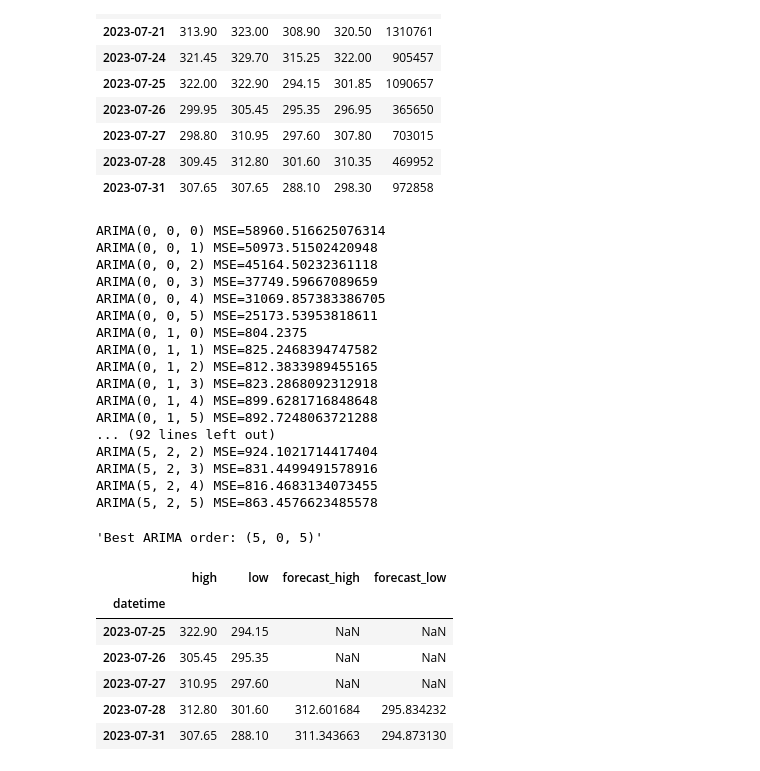
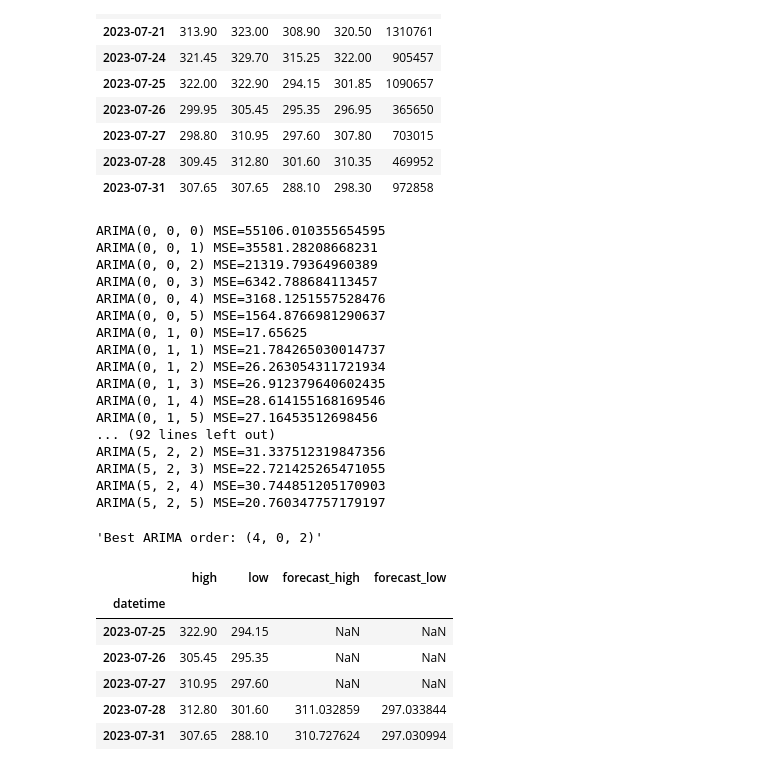
Before and after one commit to Aqua-4/stock_prediction, a Jupyter notebook: econometric_models/arima.ipynb, the cells around one changed output. Saved outputs shown, nothing was run; the diff lists cells and outputs as text; code cells hidden in the pictures.

Commit message:
WIP: GARCH model
Changes to be committed:
	modified:   econometric_models/arima.ipynb
	new file:   econometric_models/garch.ipynb
	modified:   requirements.txt

```diff
--- a/econometric_models/arima.ipynb
+++ b/econometric_models/arima.ipynb
@@ -71,7 +71,6 @@ import warnings
 # Suppress warnings
 warnings.filterwarnings("ignore")
 
-data = data[['high', 'low']]
 
 # Define a function to fit ARIMA model and make predictions
 def predict_stock_high_low(data, order, forecast_length):
@@ -117,7 +116,7 @@ d_values = range(0, 3)
 q_values = range(0, 6)
 
 # Set forecast length
-forecast_length = 5
+forecast_length = 2
 
 # Prepare data for prediction by dropping the last forecast_length rows
 prediction_df = data.copy(deep=True)
@@ -129,22 +128,22 @@ best_order = grid_search_arima(prediction_df, p_values, d_values, q_values, fore
 
 f'Best ARIMA order: {best_order}'
 # %% [output]
-ARIMA(0, 0, 0) MSE=58960.516625076314
-ARIMA(0, 0, 1) MSE=50973.51502420948
-ARIMA(0, 0, 2) MSE=45164.50232361118
-ARIMA(0, 0, 3) MSE=37749.59667089659
-ARIMA(0, 0, 4) MSE=31069.857383386705
-ARIMA(0, 0, 5) MSE=25173.53953818611
-ARIMA(0, 1, 0) MSE=804.2375
-ARIMA(0, 1, 1) MSE=825.2468394747582
-ARIMA(0, 1, 2) MSE=812.3833989455165
-ARIMA(0, 1, 3) MSE=823.2868092312918
-ARIMA(0, 1, 4) MSE=899.6281716848648
-ARIMA(0, 1, 5) MSE=892.7248063721288
+ARIMA(0, 0, 0) MSE=55106.010355654595
+ARIMA(0, 0, 1) MSE=35581.28208668231
+ARIMA(0, 0, 2) MSE=21319.79364960389
+ARIMA(0, 0, 3) MSE=6342.788684113457
+ARIMA(0, 0, 4) MSE=3168.1251557528476
+ARIMA(0, 0, 5) MSE=1564.8766981290637
+ARIMA(0, 1, 0) MSE=17.65625
+ARIMA(0, 1, 1) MSE=21.784265030014737
+ARIMA(0, 1, 2) MSE=26.263054311721934
+ARIMA(0, 1, 3) MSE=26.912379640602435
+ARIMA(0, 1, 4) MSE=28.614155168169546
+ARIMA(0, 1, 5) MSE=27.16453512698456
 ... (92 lines left out)
-ARIMA(5, 2, 2) MSE=924.1021714417404
-ARIMA(5, 2, 3) MSE=831.4499491578916
-ARIMA(5, 2, 4) MSE=816.4683134073455
-ARIMA(5, 2, 5) MSE=863.4576623485578
+ARIMA(5, 2, 2) MSE=31.337512319847356
+ARIMA(5, 2, 3) MSE=22.721425265471055
+ARIMA(5, 2, 4) MSE=30.744851205170903
+ARIMA(5, 2, 5) MSE=20.760347757179197
-'Best ARIMA order: (5, 0, 5)'
+'Best ARIMA order: (4, 0, 2)'
 # %%
@@ -184,12 +176,12 @@ fig.add_trace(go.Scatter(x=data.index, y=data['forecast_low'], name='Forecast Lo
 fig.update_layout(title=f'{file_name} Stock High & Low Price Prediction using ARIMA', xaxis_title='Date', yaxis_title='Price')
 fig.show()
 # %%
-data.tail()
+data[['high','low','forecast_high','forecast_low']].tail()
 # %% [output]
 |  | high | low | forecast_high | forecast_low |
 | datetime |  |  |  |  |
 | 2023-07-25 | 322.90 | 294.15 | NaN | NaN |
 | 2023-07-26 | 305.45 | 295.35 | NaN | NaN |
 | 2023-07-27 | 310.95 | 297.60 | NaN | NaN |
-| 2023-07-28 | 312.80 | 301.60 | 312.601684 | 295.834232 |
-| 2023-07-31 | 307.65 | 288.10 | 311.343663 | 294.873130 |
+| 2023-07-28 | 312.80 | 301.60 | 311.032859 | 297.033844 |
+| 2023-07-31 | 307.65 | 288.10 | 310.727624 | 297.030994 |
```
Also changed, not shown: parts of 2 cells of this notebook, 2 other files.
